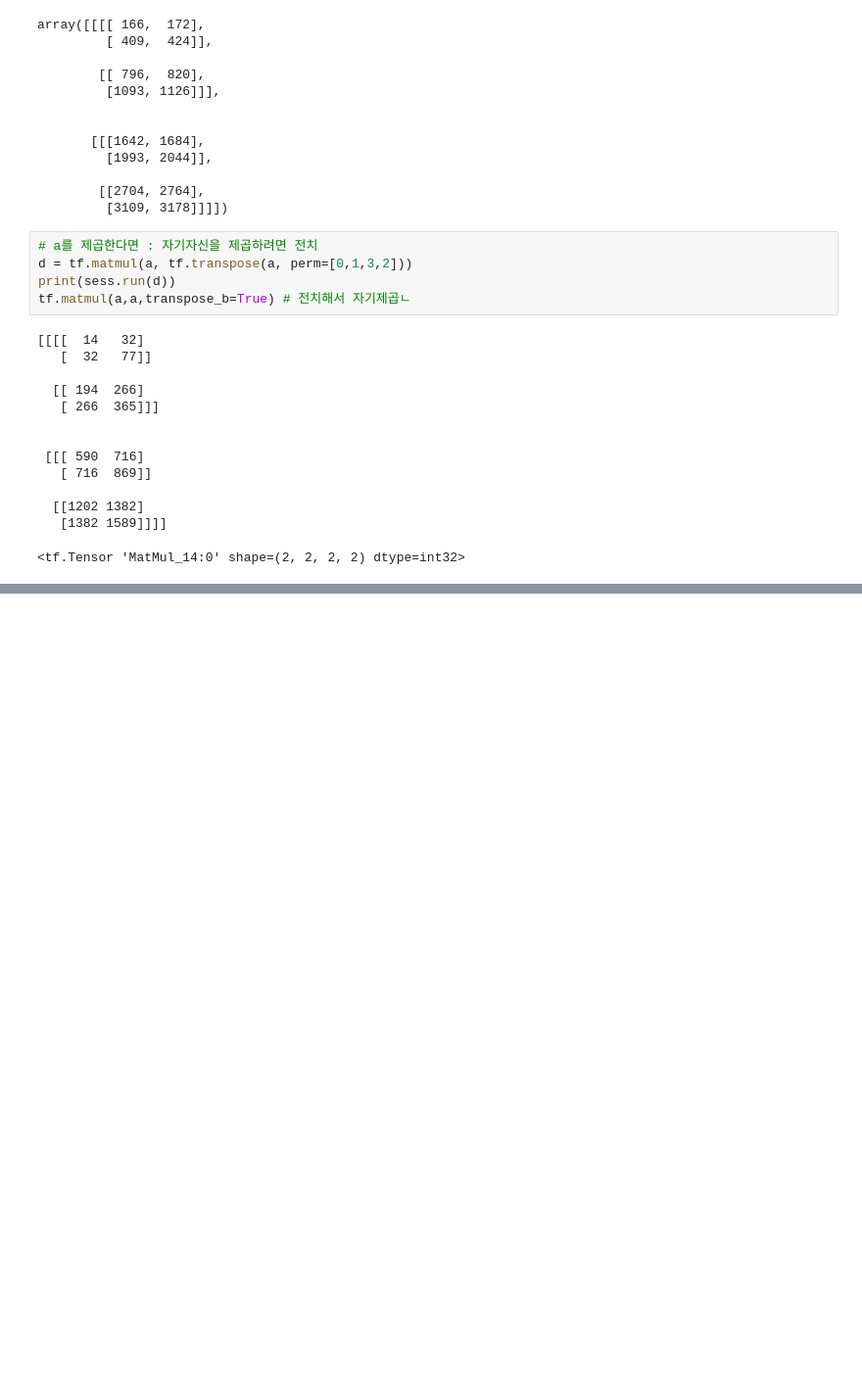
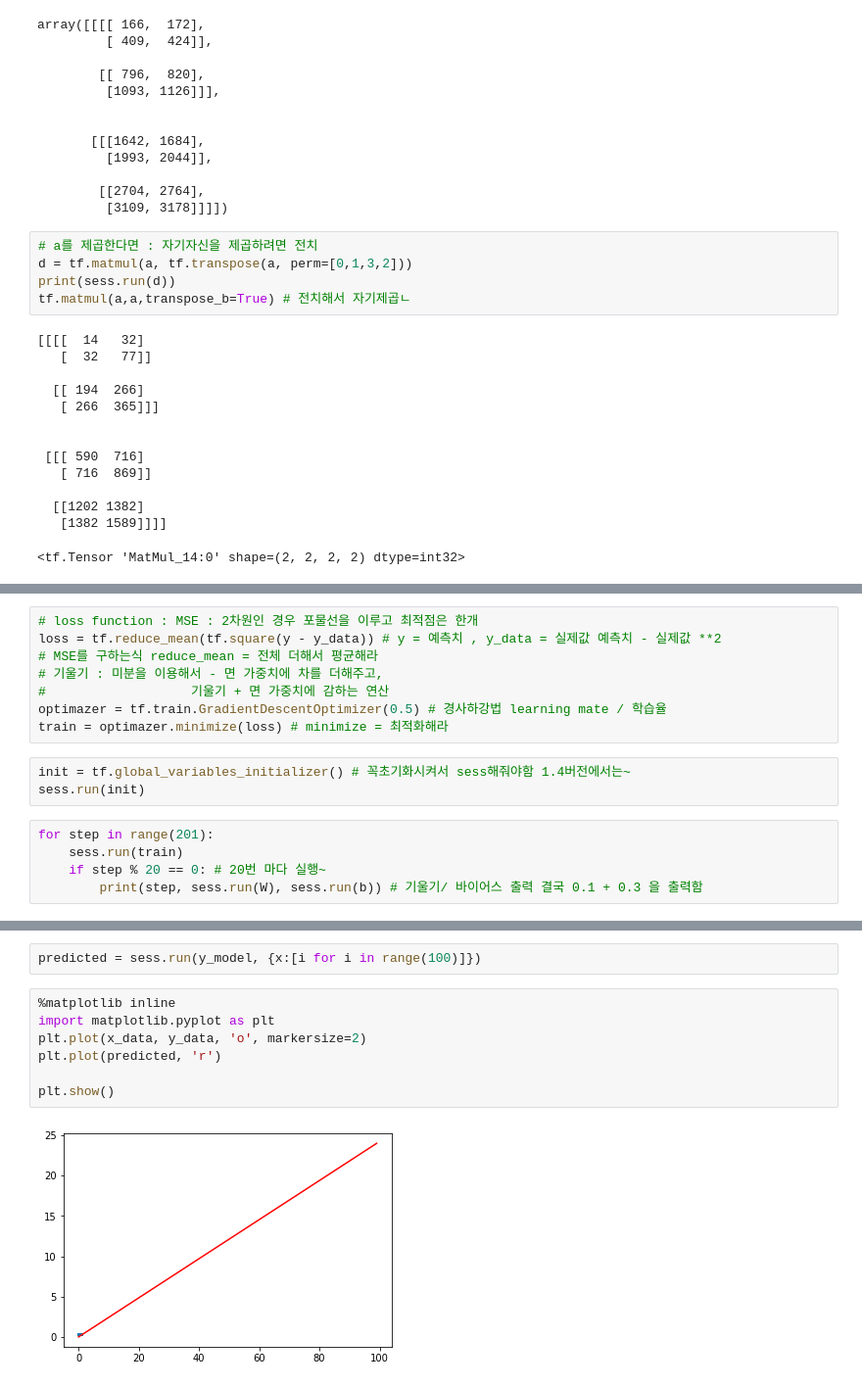
Before and after one commit to Joonyeong97/Python_study, a Jupyter notebook: Python/script/Tensorflow1.14.0/tensor 1일차.ipynb, the cells around one changed output, grey strips where cells are left out. Shown: that part at 98% size. Cells and saved outputs as stored; diff of their text form; blank space fills up the shorter version.

```diff
--- a/Python/script/Tensorflow1.14.0/tensor 1일차.ipynb
+++ b/Python/script/Tensorflow1.14.0/tensor 1일차.ipynb
@@ -317,0 +466,16 @@ tf.matmul(a,a,transpose_b=True) # 전치해서 자기제곱ㄴ
+# %%
+# loss function : MSE : 2차원인 경우 포물선을 이루고 최적점은 한개
+loss = tf.reduce_mean(tf.square(y - y_data)) # y = 예측치 , y_data = 실제값 예측치 - 실제값 **2
+# MSE를 구하는식 reduce_mean = 전체 더해서 평균해라
+# 기울기 : 미분을 이용해서 - 면 가중치에 차를 더해주고,
+#                   기울기 + 면 가중치에 감하는 연산
+optimazer = tf.train.GradientDescentOptimizer(0.5) # 경사하강법 learning mate / 학습율
+train = optimazer.minimize(loss) # minimize = 최적화해라
+# %%
+init = tf.global_variables_initializer() # 꼭초기화시켜서 sess해줘야함 1.4버전에서는~
+sess.run(init)
+# %%
+for step in range(201):
+    sess.run(train)
+    if step % 20 == 0: # 20번 마다 실행~
+        print(step, sess.run(W), sess.run(b)) # 기울기/ 바이어스 출력 결국 0.1 + 0.3 을 출력함
@@ -317,0 +494,11 @@ tf.matmul(a,a,transpose_b=True) # 전치해서 자기제곱ㄴ
+# %%
+predicted = sess.run(y_model, {x:[i for i in range(100)]})
+# %%
+%matplotlib inline
+import matplotlib.pyplot as plt
+plt.plot(x_data, y_data, 'o', markersize=2)
+plt.plot(predicted, 'r')
+
+plt.show()
+# %% [output]
+[figure, added]
```
Also changed, not shown: parts of 36 cells of this notebook.
